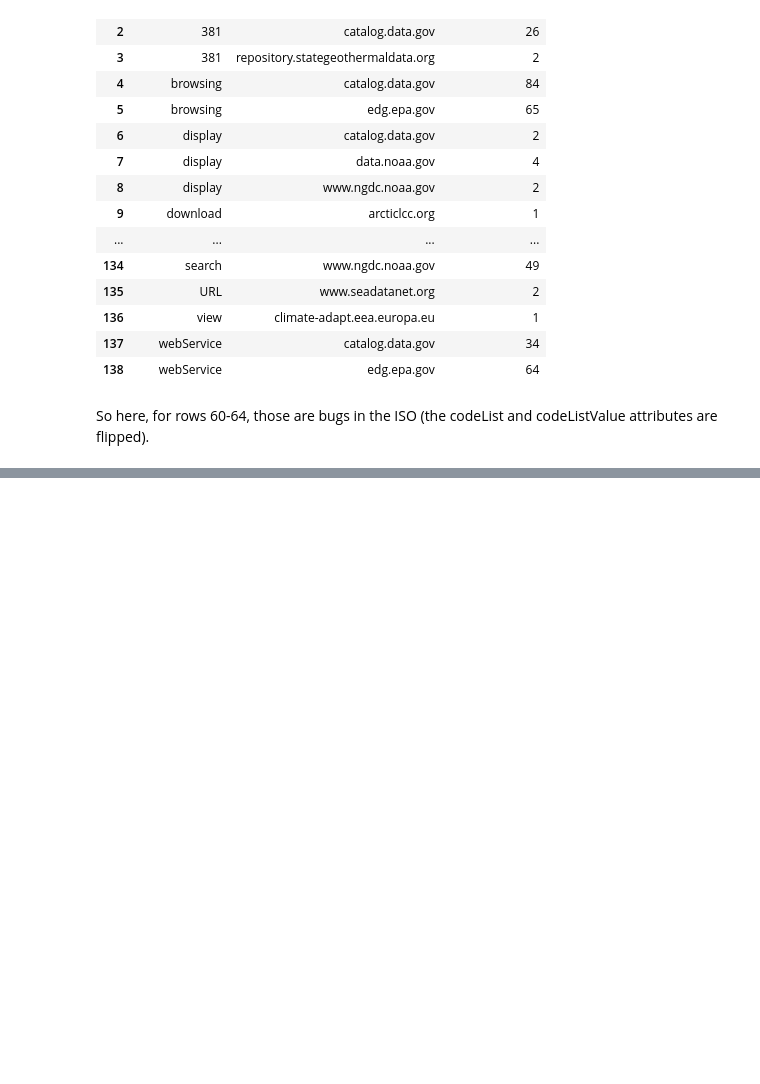
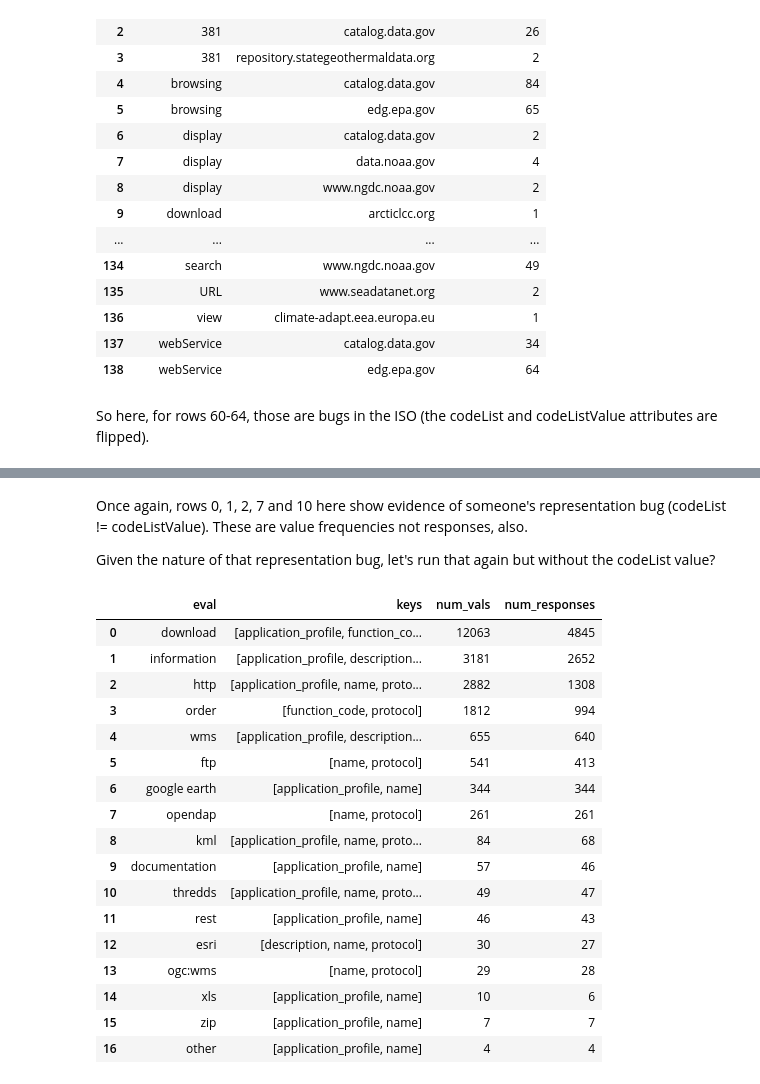
Before and after one commit to b-cube/Response-Identification-Info, a Jupyter notebook: notebooks/Analysis - ISO Specific Details.ipynb, the cells around one changed output, grey strips where cells are left out. Cells and saved outputs as stored; diff of their text form; code cells hidden in the pictures; blank space fills up the shorter version.

```diff
--- a/notebooks/Analysis - ISO Specific Details.ipynb
+++ b/notebooks/Analysis - ISO Specific Details.ipynb
@@ -710,0 +797,42 @@ So here, for rows 60-64, those are bugs in the ISO (the codeList and codeListVal
+# %% [markdown]
+Once again, rows 0, 1, 2, 7 and 10 here show evidence of someone's representation bug (codeList != codeListValue). These are value frequencies not responses, also.
+
+Given the nature of that representation bug, let's run that again but without the codeList value?
+# %%
+sql = """
+with j as (
+	select response_id, id, lower(element_value) as eval, element_key
+	from iso_onlineresources
+	where tags ilike '%%/distributionInfo%%' and element_key != 'function_codelist'
+)
+select j.eval,
+    array_agg(distinct j.element_key) as keys,
+    count(j.id) as num_vals,
+    count(distinct j.response_id) as num_responses
+from j
+group by j.eval
+having array_length(array_agg(distinct j.element_key), 1) > 1
+    and array_agg(distinct j.element_key)::text[] <> ARRAY['description', 'name']
+order by num_vals DESC;
+"""
+df = pd.read_sql(sql, engine)
+df
+# %% [output]
+|  | eval | keys | num_vals | num_responses |
+| 0 | download | [application_profile, function_co... | 12063 | 4845 |
+| 1 | information | [application_profile, description... | 3181 | 2652 |
+| 2 | http | [application_profile, name, proto... | 2882 | 1308 |
+| 3 | order | [function_code, protocol] | 1812 | 994 |
+| 4 | wms | [application_profile, description... | 655 | 640 |
+| 5 | ftp | [name, protocol] | 541 | 413 |
+| 6 | google earth | [application_profile, name] | 344 | 344 |
+| 7 | opendap | [name, protocol] | 261 | 261 |
+| 8 | kml | [application_profile, name, proto... | 84 | 68 |
+| 9 | documentation | [application_profile, name] | 57 | 46 |
+| 10 | thredds | [application_profile, name, proto... | 49 | 47 |
+| 11 | rest | [application_profile, name] | 46 | 43 |
+| 12 | esri | [description, name, protocol] | 30 | 27 |
+| 13 | ogc:wms | [name, protocol] | 29 | 28 |
+| 14 | xls | [application_profile, name] | 10 | 6 |
+| 15 | zip | [application_profile, name] | 7 | 7 |
+| 16 | other | [application_profile, name] | 4 | 4 |
```
Also changed, not shown: parts of 4 cells of this notebook, 1 other file.
